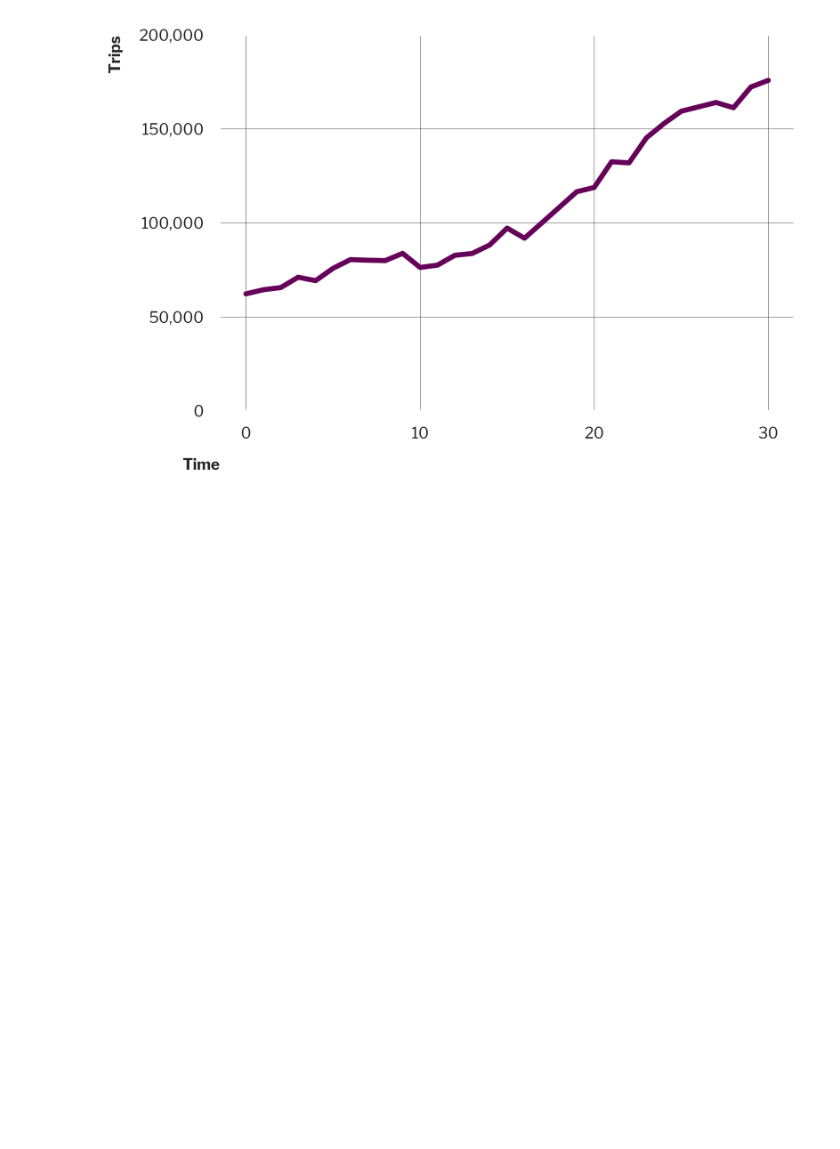
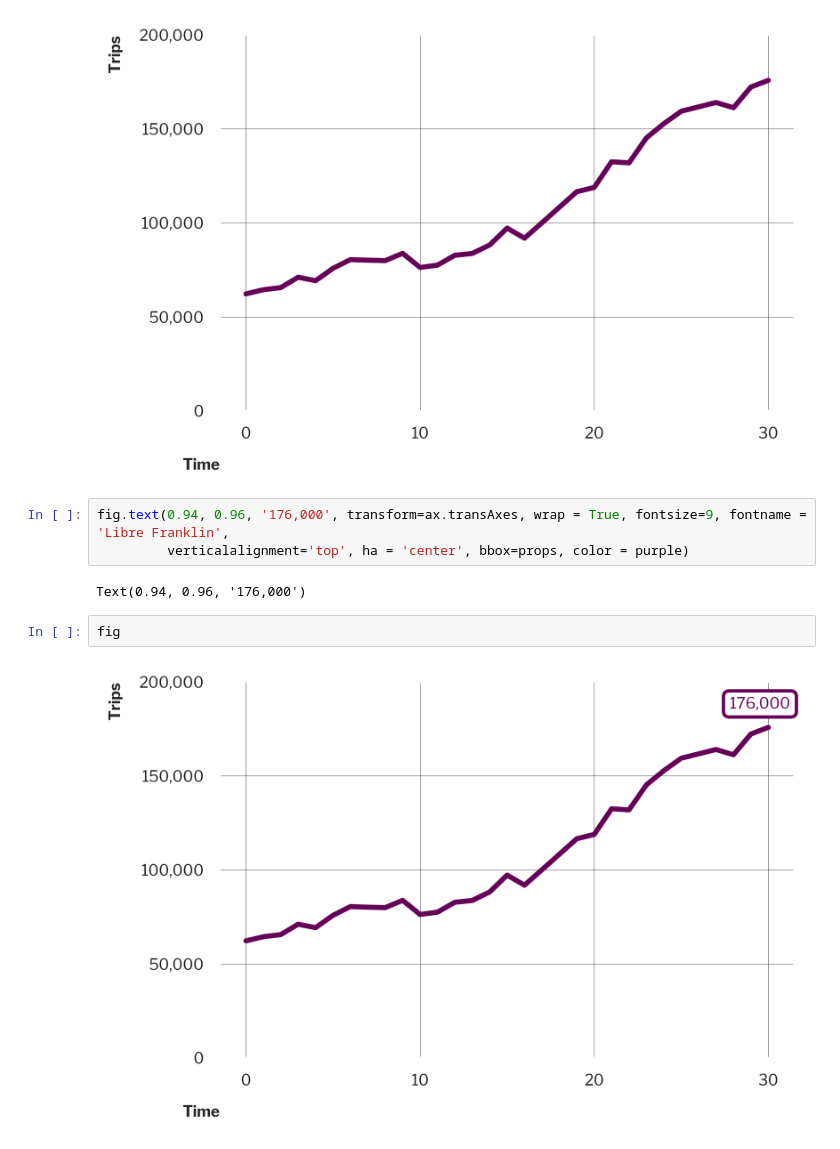
Before and after one commit to CityofToronto/bdit_python_utilities, a Jupyter notebook: charts/module_test.ipynb, the cells around one changed output. Drawn from its saved outputs; the diff is of its cells as text; blank space fills up the shorter version.

```diff
--- a/charts/module_test.ipynb
+++ b/charts/module_test.ipynb
@@ -152,3 +152,12 @@ plt.show()
 fig, ax = vfh_charts.charts.line_chart(total['count'], 0, 200000, 50000, 'Trips', 'Time')
 # %% [output]
 [figure]
+# %%
+fig.text(0.94, 0.96, '176,000', transform=ax.transAxes, wrap = True, fontsize=9, fontname = 'Libre Franklin',
+         verticalalignment='top', ha = 'center', bbox=props, color = purple)
+# %% [output]
+Text(0.94, 0.96, '176,000')
+# %%
+fig
+# %% [output]
+[figure, added]
```
Also changed, not shown: 1 other file.
